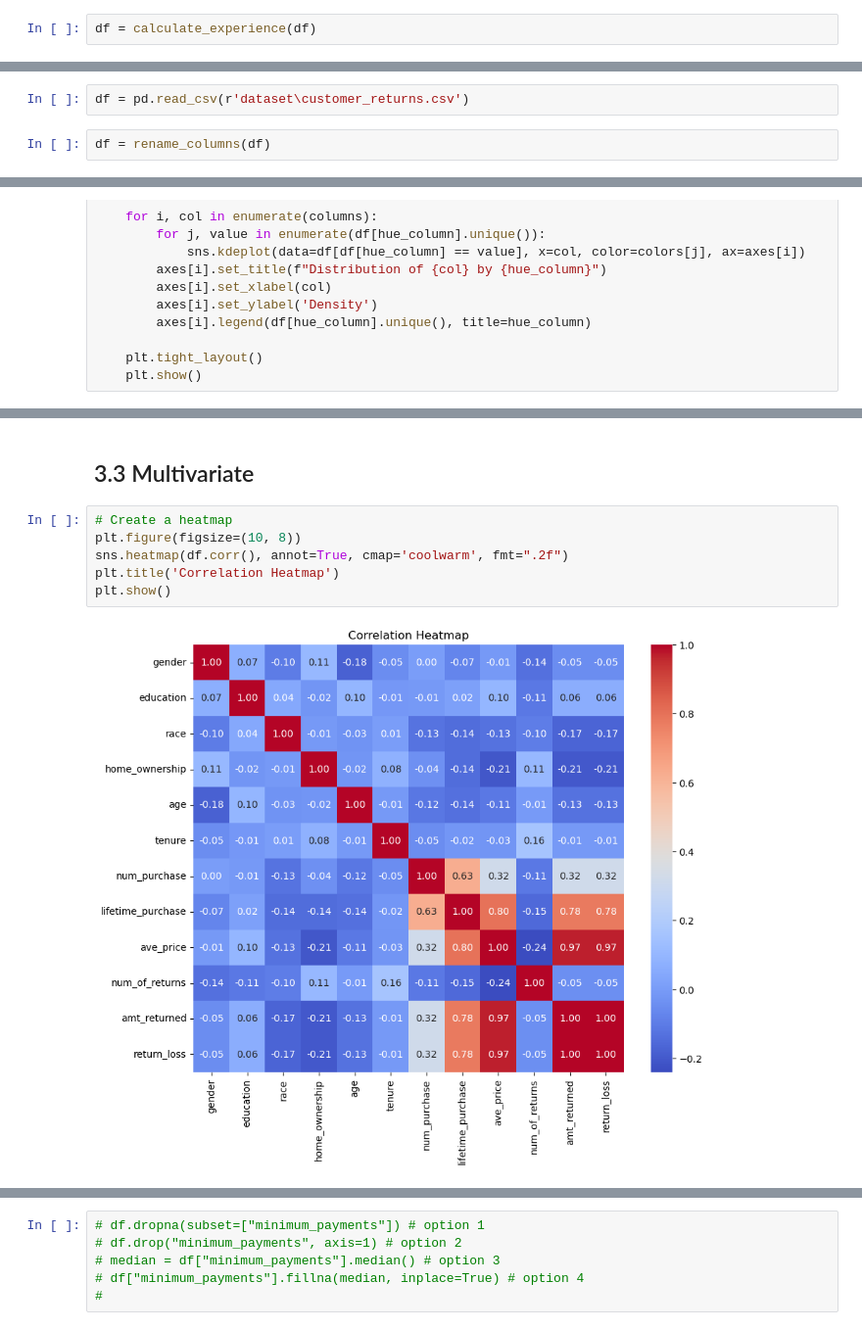
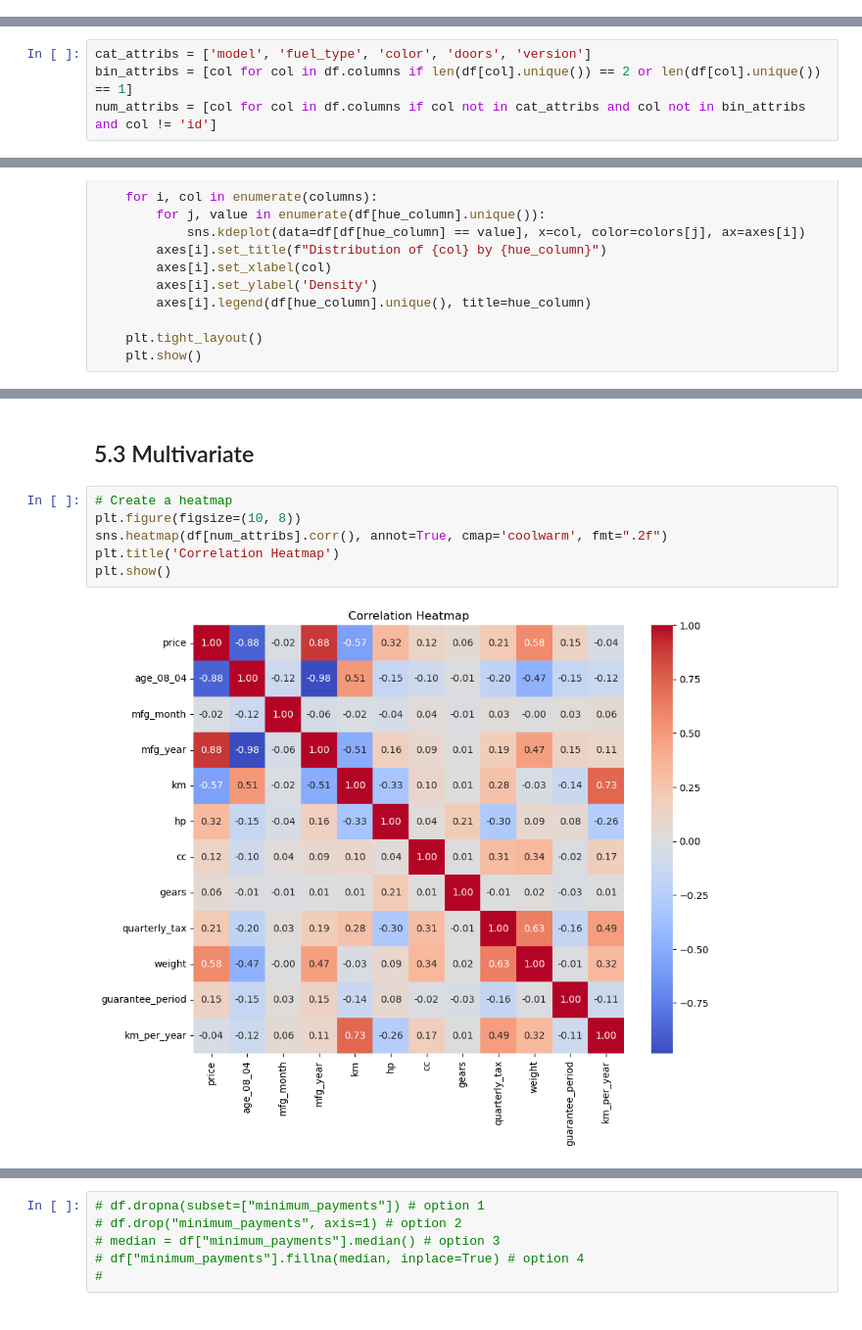
Before and after one commit to MarkPhamm/AI---ML, a Jupyter notebook: end-to-end.ipynb, the cells around one changed output, grey strips where cells are left out. Shown at 98% size. Saved outputs shown, nothing was run; the diff lists cells and outputs as text.

```diff
--- a/end-to-end.ipynb
+++ b/end-to-end.ipynb
@@ -359,2 +282,0 @@ def calculate_experience(df):
-# %%
-df = calculate_experience(df)
@@ -372,7 +283,3 @@ Name: experience, dtype: object
-# %%
-df = pd.read_csv(r'dataset\customer_returns.csv')
-# %%
-df = rename_columns(df)
 # %%
 df.apply(lambda col: col.unique())
 # %% [output]
@@ -397 +303,5 @@ num_attribs = [col for col in df.columns if col not in cat_attribs]
+# %%
+cat_attribs = ['model', 'fuel_type', 'color', 'doors', 'version']
+bin_attribs = [col for col in df.columns if len(df[col].unique()) == 2 or len(df[col].unique()) == 1]
+num_attribs = [col for col in df.columns if col not in cat_attribs and col not in bin_attribs and col != 'id']
 # %% [markdown]
@@ -485,10 +462,10 @@ plot_distribution_curves(df, num_attribs, 'home_ownership')
 # %% [markdown]
-## 3.3 Multivariate
+## 5.3 Multivariate
 # %%
 # Create a heatmap
 plt.figure(figsize=(10, 8))
-sns.heatmap(df.corr(), annot=True, cmap='coolwarm', fmt=".2f")
+sns.heatmap(df[num_attribs].corr(), annot=True, cmap='coolwarm', fmt=".2f")
 plt.title('Correlation Heatmap')
 plt.show()
 # %% [output]
-[figure, old version]
+[figure, new version]
```
Also changed, not shown: parts of 157 cells of this notebook, 1 other file.
